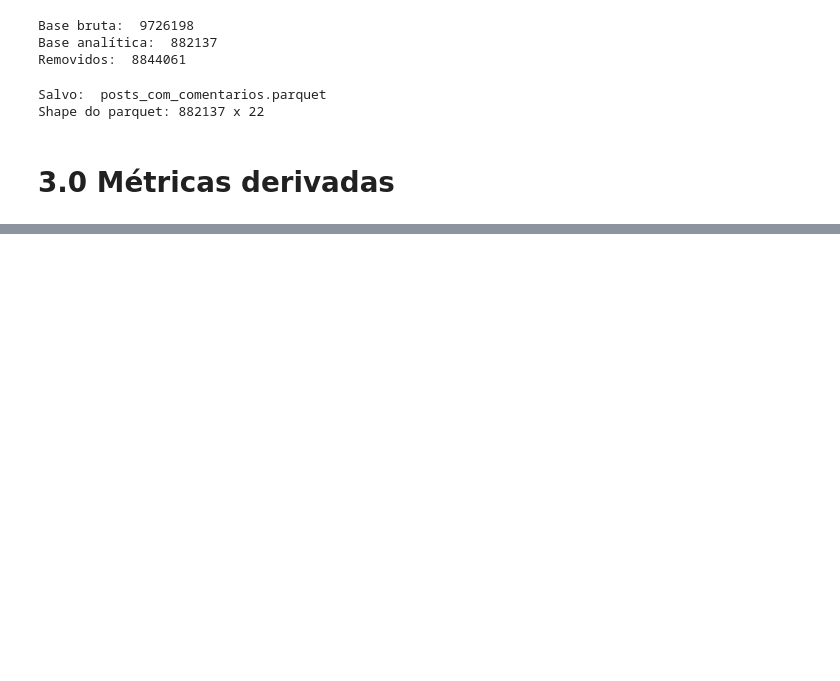
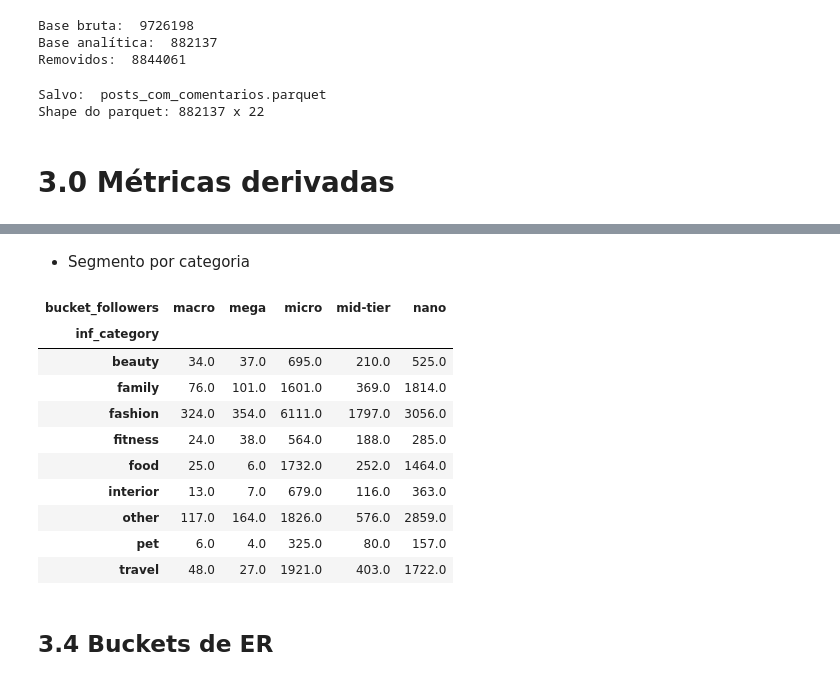
Before and after one commit to Davi-SC/influencers_kim, a Jupyter notebook: processamento_posts.ipynb, the cells around one changed output, grey strips where cells are left out. Saved outputs shown, nothing was run; the diff lists cells and outputs as text; code cells hidden in the pictures; blank space fills up the shorter version.

```diff
--- a/processamento_posts.ipynb
+++ b/processamento_posts.ipynb
@@ -1460,0 +335,3 @@ Salvo: influenciadores_cv.parquet — 32,335 influenciadores
+# %%
+df = pl.read_parquet(PARQUET_ANALITICO)
+df.shape
@@ -1460,0 +348,8 @@ Salvo: influenciadores_cv.parquet — 32,335 influenciadores
+# %%
+df = df.with_columns([
+    ((pl.col("likes") + pl.col("comments_count")) / pl.col("followers") * 100)
+        .alias("er_classico"),
+    ((pl.col("likes") + pl.col("comments_count") * 2) / pl.col("followers") * 100)
+        .alias("er_weighted"),
+])
+df.select(["er_classico", "er_weighted"]).describe()
@@ -1460,0 +441,24 @@ Salvo: influenciadores_cv.parquet — 32,335 influenciadores
+# %% [markdown]
+- Segmento por categoria
+# %%
+cat_bucket = (
+    df.group_by(["inf_category", "bucket_followers"])
+    .agg(pl.col("username").n_unique().alias("n"))
+    .to_pandas()
+    .pivot_table(index="inf_category", columns="bucket_followers", values="n", fill_value=0)
+)
+cat_bucket
+# %% [output]
+| bucket_followers | macro | mega | micro | mid-tier | nano |
+| inf_category |  |  |  |  |  |
+| beauty | 34.0 | 37.0 | 695.0 | 210.0 | 525.0 |
+| family | 76.0 | 101.0 | 1601.0 | 369.0 | 1814.0 |
+| fashion | 324.0 | 354.0 | 6111.0 | 1797.0 | 3056.0 |
+| fitness | 24.0 | 38.0 | 564.0 | 188.0 | 285.0 |
+| food | 25.0 | 6.0 | 1732.0 | 252.0 | 1464.0 |
+| interior | 13.0 | 7.0 | 679.0 | 116.0 | 363.0 |
+| other | 117.0 | 164.0 | 1826.0 | 576.0 | 2859.0 |
+| pet | 6.0 | 4.0 | 325.0 | 80.0 | 157.0 |
+| travel | 48.0 | 27.0 | 1921.0 | 403.0 | 1722.0 |
+# %% [markdown]
+## 3.4 Buckets de ER
```
Also changed, not shown: parts of 123 cells of this notebook.
